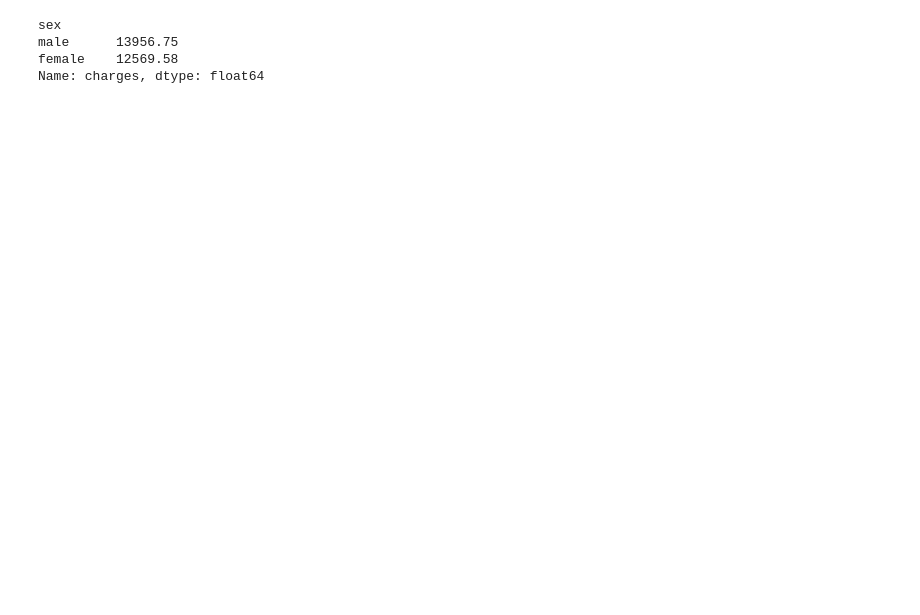
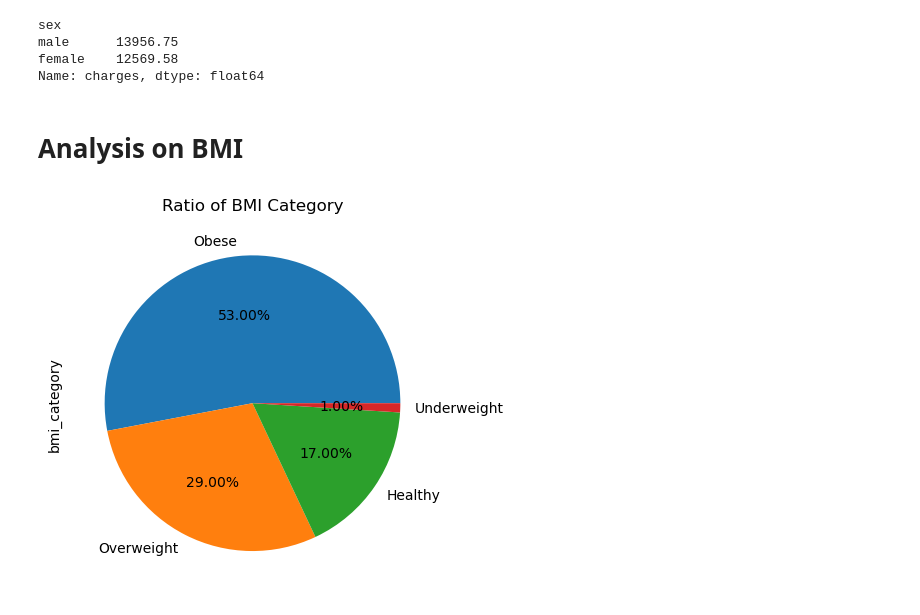
Before and after one commit to CloudWalker26/U.S.-Medical-Insurance-Costs, a Jupyter notebook: python-portfolio-project-starter-files/us-medical-insurance-costs.ipynb, the cells around one changed output. Cells and saved outputs as stored; diff of their text form; code cells hidden in the pictures; blank space fills up the shorter version.

```diff
--- a/python-portfolio-project-starter-files/us-medical-insurance-costs.ipynb
+++ b/python-portfolio-project-starter-files/us-medical-insurance-costs.ipynb
@@ -179,3 +213,14 @@ sex
 male      13956.75
 female    12569.58
 Name: charges, dtype: float64
+# %% [markdown]
+# Analysis on BMI
+# %%
+df['bmi_category']=pd.Categorical(df['bmi_category'],['Underweight','Healthy','Overweight','Obese'])
+df['bmi_category'].value_counts(normalize=True).round(2).plot(kind='pie',autopct='%1.2f%%')
+
+
+plt.title('Ratio of BMI Category')
+plt.show()
+# %% [output]
+[figure, added]
```
Also changed, not shown: parts of 33 cells of this notebook.
